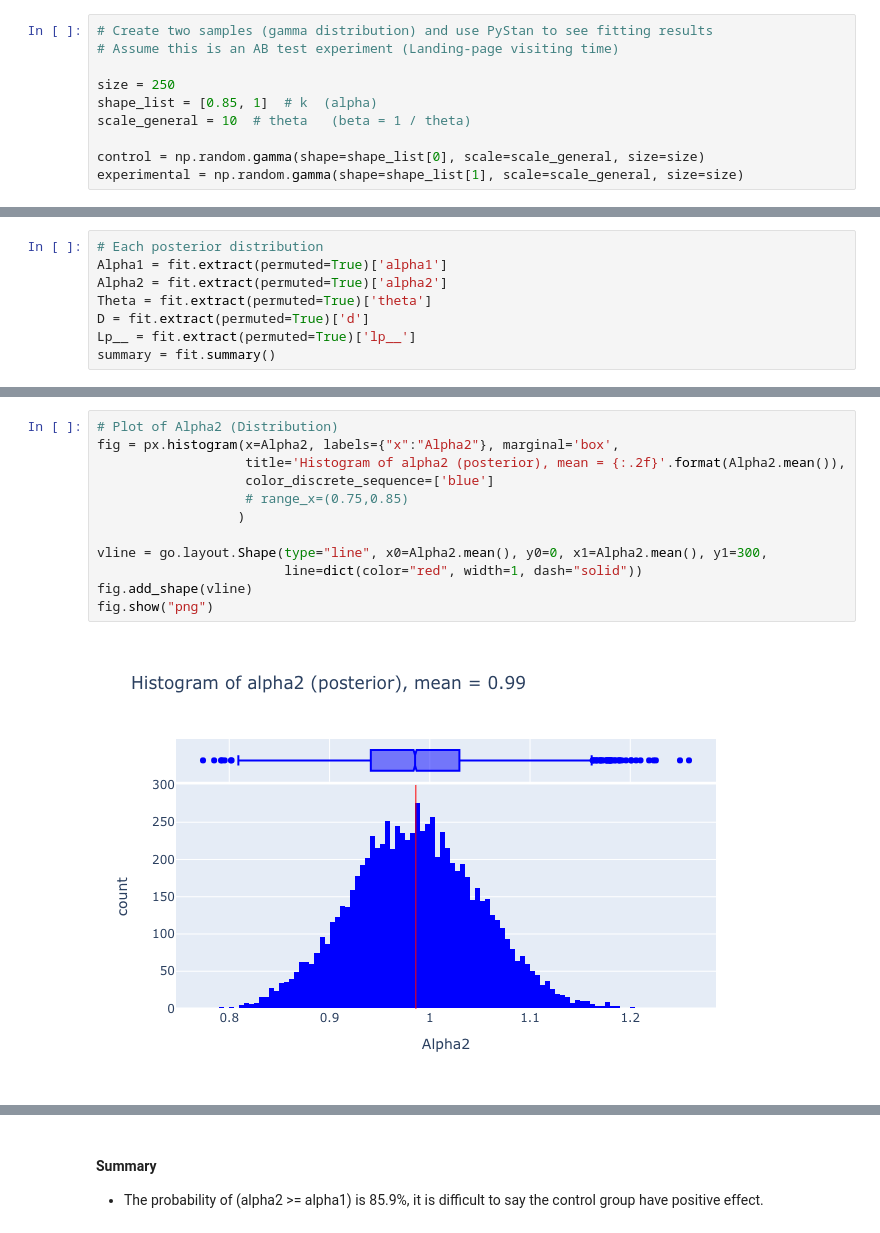
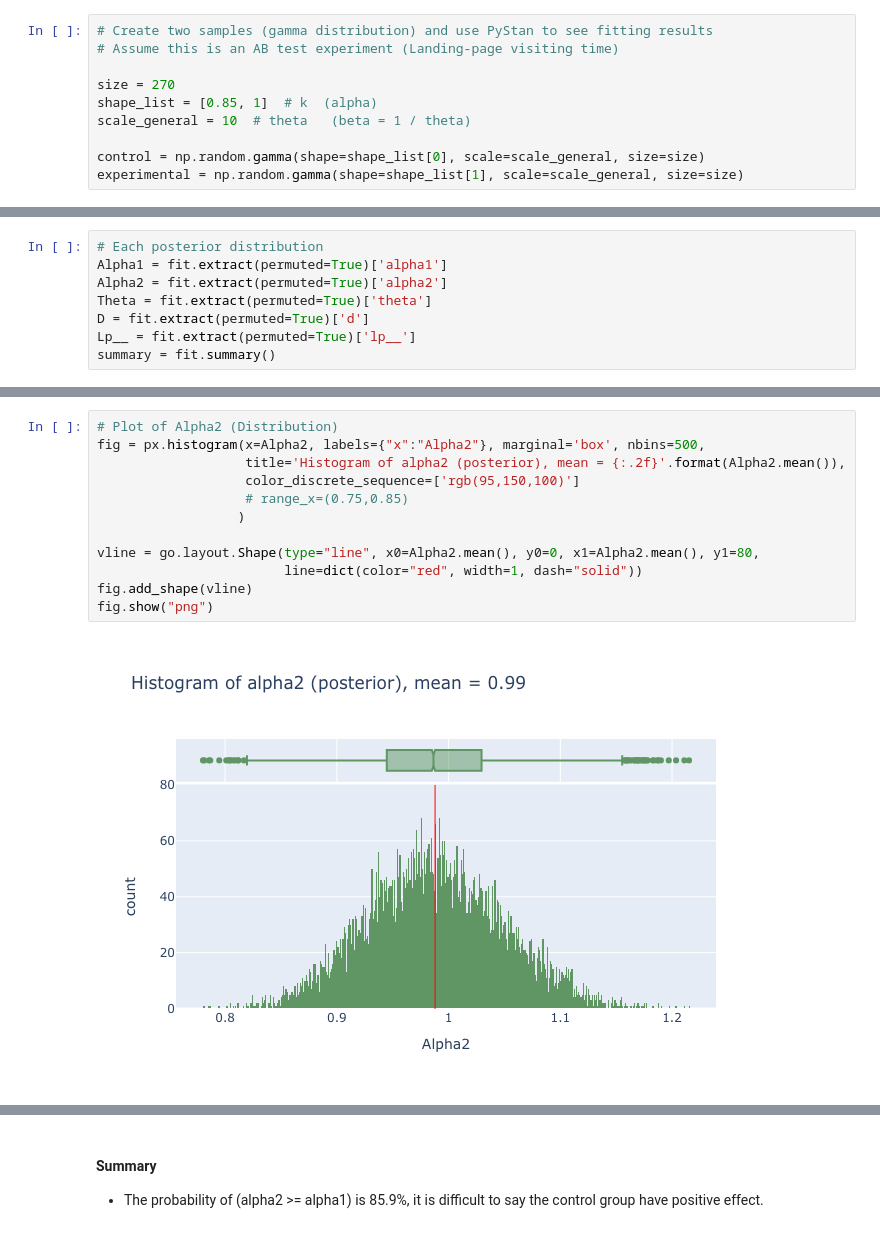
Before and after one commit to HuangKY/DataScience, a Jupyter notebook: PyStan/pystan_tutorial.ipynb, the cells around one changed output, grey strips where cells are left out. Saved outputs shown, nothing was run; the diff lists cells and outputs as text.

```diff
--- a/PyStan/pystan_tutorial.ipynb
+++ b/PyStan/pystan_tutorial.ipynb
@@ -27,7 +27,7 @@ Create two samples (gamma distribution) and use PyStan to see fitting results
 # Create two samples (gamma distribution) and use PyStan to see fitting results
 # Assume this is an AB test experiment (Landing-page visiting time)
 
-size = 250
+size = 270
 shape_list = [0.85, 1]  # k  (alpha)
 scale_general = 10  # theta   (beta = 1 / theta)
 
@@ -244,17 +243,17 @@ fig.show("png")
 # %%
 # Plot of Alpha2 (Distribution)
-fig = px.histogram(x=Alpha2, labels={"x":"Alpha2"}, marginal='box',
+fig = px.histogram(x=Alpha2, labels={"x":"Alpha2"}, marginal='box', nbins=500,
                    title='Histogram of alpha2 (posterior), mean = {:.2f}'.format(Alpha2.mean()),
-                   color_discrete_sequence=['blue']
+                   color_discrete_sequence=['rgb(95,150,100)']
                    # range_x=(0.75,0.85)
                   )
 
-vline = go.layout.Shape(type="line", x0=Alpha2.mean(), y0=0, x1=Alpha2.mean(), y1=300,
+vline = go.layout.Shape(type="line", x0=Alpha2.mean(), y0=0, x1=Alpha2.mean(), y1=80,
                         line=dict(color="red", width=1, dash="solid"))
 fig.add_shape(vline)
 fig.show("png")
 # %% [output]
-[figure, old version]
+[figure, new version]
 # %%
 # Alpha1 & Alpha2
 fig = go.Figure()
```
Also changed, not shown: parts of 11 cells of this notebook.
